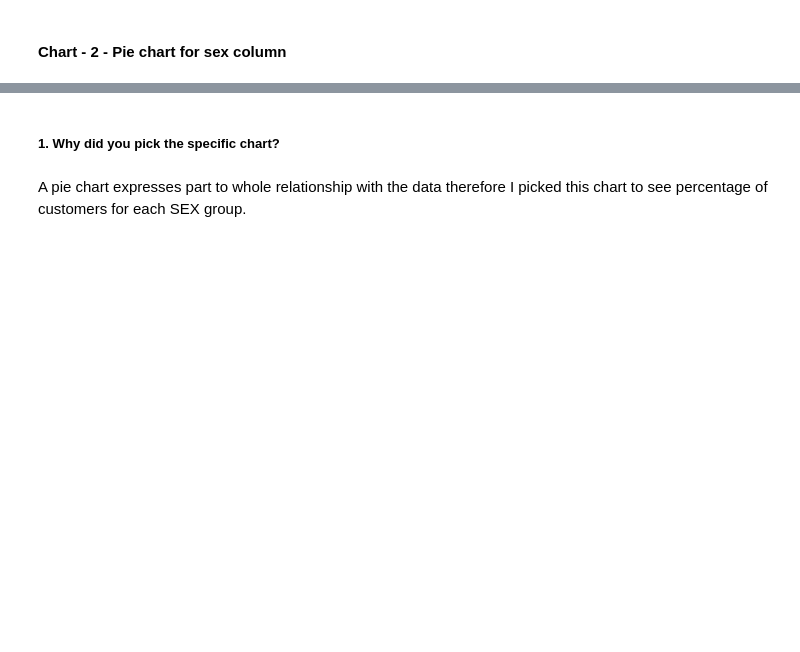
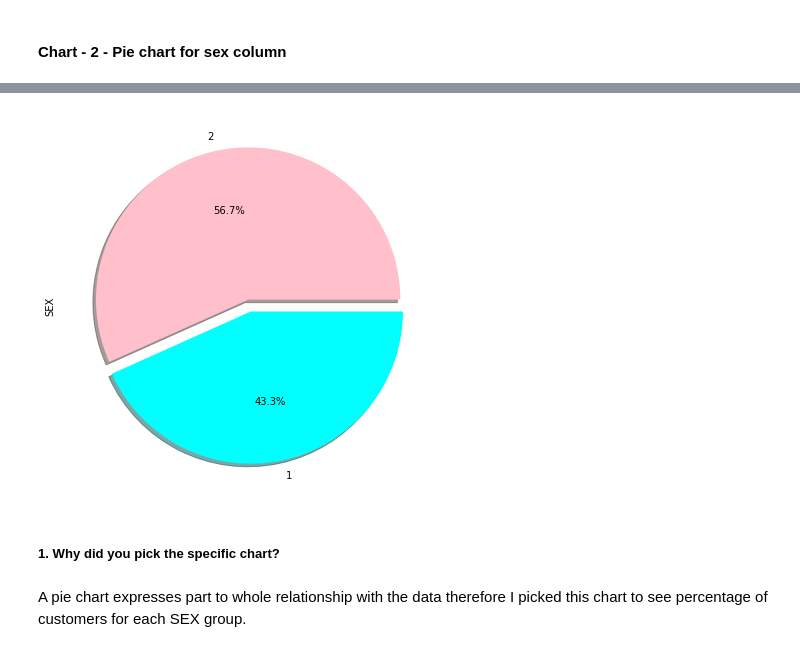
Before and after one commit to mdismailquraishicse/capstone_project_3_classification_creditcard_default, a Jupyter notebook: CreditCardDefaultPrediction.ipynb, the cells around one changed output, grey strips where cells are left out. Drawn from its saved outputs; the diff is of its cells as text; code cells hidden in the pictures; blank space fills up the shorter version.

```diff
--- a/CreditCardDefaultPrediction.ipynb
+++ b/CreditCardDefaultPrediction.ipynb
@@ -561,3 +580,8 @@ uni_pie(df_defaulted,'SEX')
+# %%
+# Percentage of default customers from each category
+defaultVisualization.getUniPie('SEX',defaultVisualization.getDefaultDF())
+# %% [output]
+[figure, added]
 # %% [markdown]
 ##### 1. Why did you pick the specific chart?
 # %% [markdown]
```
Also changed, not shown: parts of 92 cells of this notebook.
